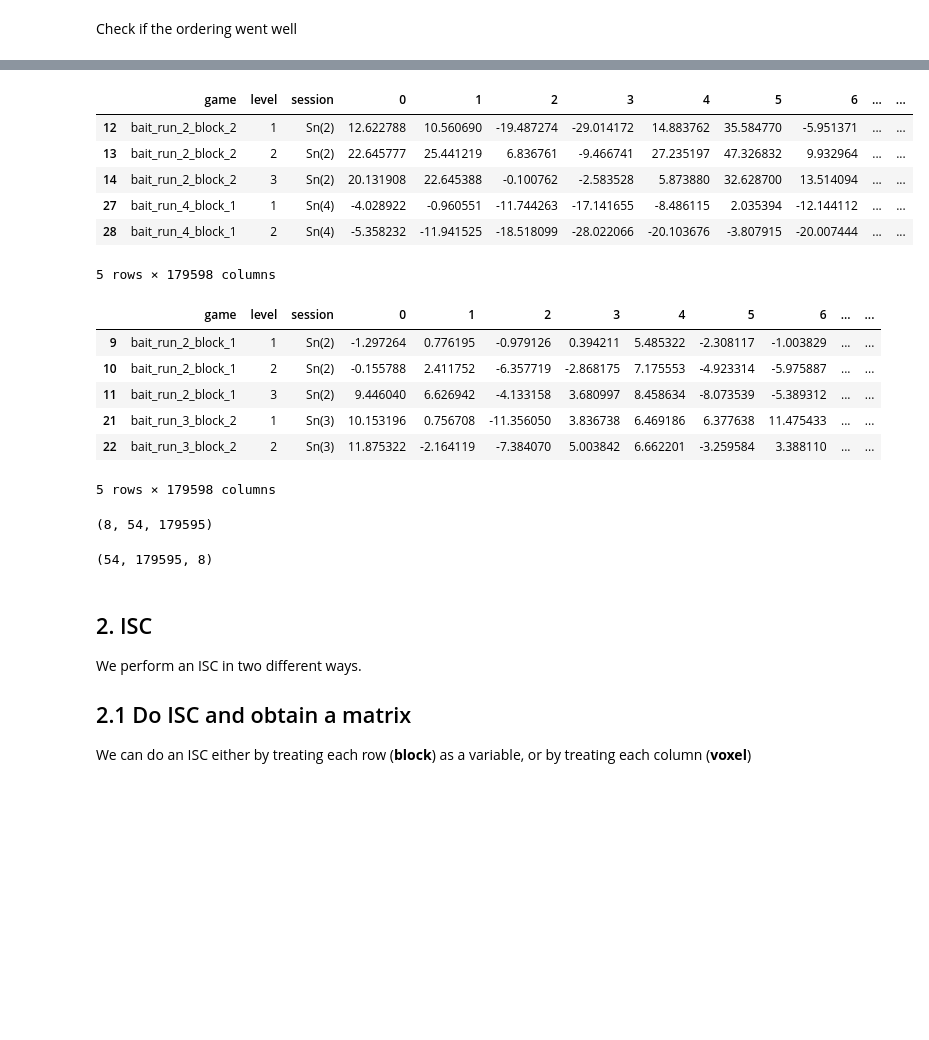
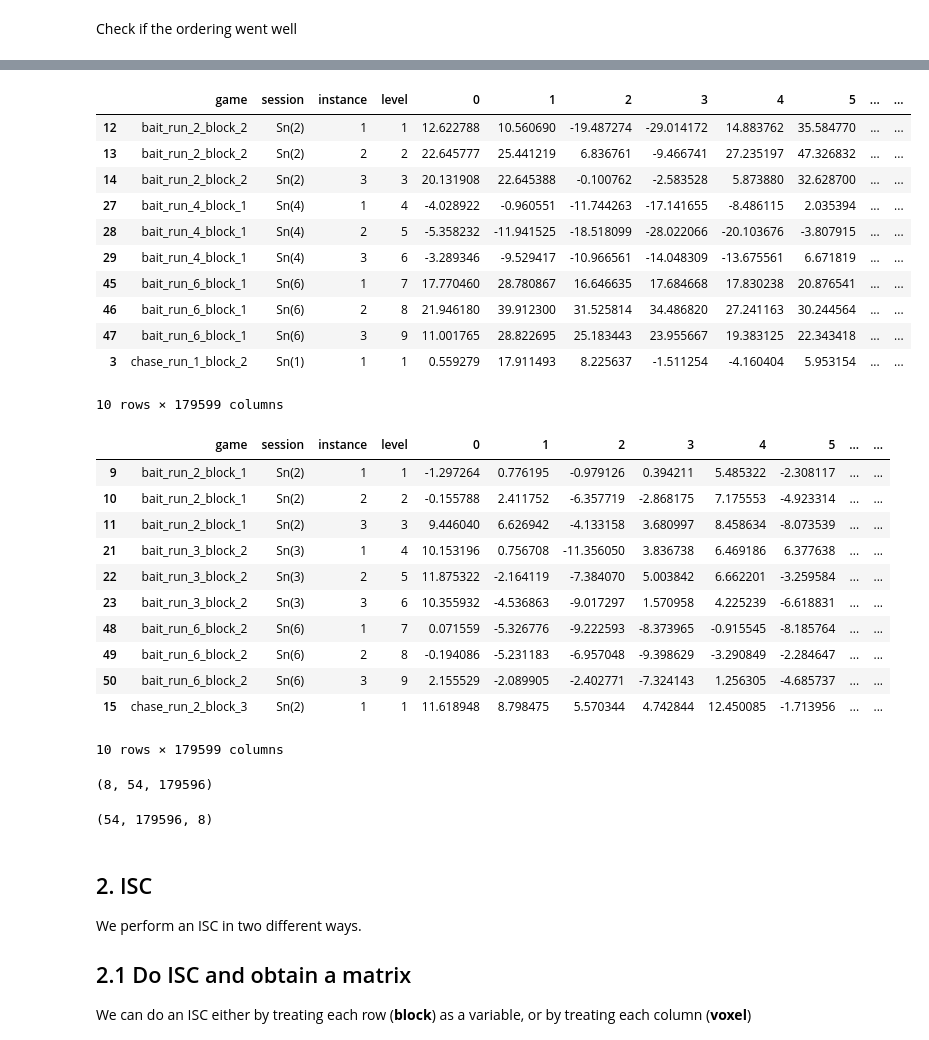
Before and after one commit to tomov/VGDL-fMRI-Python-Data-Analysis, a Jupyter notebook: Multivariate_analyses/ISC_levels.ipynb, the cells around one changed output, grey strips where cells are left out. Cells and saved outputs as stored; diff of their text form; code cells hidden in the pictures; blank space fills up the shorter version.

```diff
--- a/Multivariate_analyses/ISC_levels.ipynb
+++ b/Multivariate_analyses/ISC_levels.ipynb
@@ -224,21 +225,26 @@ def get_in_shape(B_s, names_s):
 
     # --- split string at each white space --- #
     splitted = [words for segments in clean_names for words in segments.split(' ')]
+
+    num_runs = 6 # runs == sessions
+
     # store sessions, games and levels in separate lists
     sessions = splitted[0::3] # get item 0,3,6,9 etc.
     games = splitted[1::3] # get item 1,4,7,10 etc.
-    levels = splitted[2::3] # get item 2,5,8 etc.
+    instances = splitted[2::3] # get item 2,5,8 etc.
+    levels = num_runs * list(range(1,10))
 
     # --- read in B as pandas df --- #
     df = pd.DataFrame(B_s)
     df.insert(0, 'game', games) # insert block names as first col
-    df.insert(1, 'level', levels) # insert levels as second col
-    df.insert(2, 'session', sessions)
+    df.insert(1, 'session', sessions)
+    df.insert(2, 'instance', instances) # insert levels as second col
 
-    # Sort by game name, then level, then session
-    dfOrdered = df.sort_values(by=['game','level','session'], ascending=True) # return to check if order is the same
+    # sort by game, session then instance
+    dfOrdered = df.sort_values(by=['game','session','instance'], ascending=True) # return to check if order is the same
+    dfOrdered.insert(3, 'level', levels)
 
-    dfBold = dfOrdered.drop(['game','level','session',], axis=1) # don't need these columns anymore, got the Betas in the same order.
+    dfBold = dfOrdered.drop(['game','instance','session',], axis=1) # don't need these columns anymore, got the Betas in the same order.
     B_ordered = dfBold.values # convert df to numpy array
 
     return clean_names, dfOrdered, B_ordered
@@ -285,34 +296,44 @@ ordered_dfs[0].head(5)
 # %%
-ordered_dfs[1].head(5)
+ordered_dfs[1].head(10)
 # %% [output]
-|  | game | level | session | 0 | 1 | 2 | 3 | 4 | 5 | 6 | ... | ... |
-| 12 | bait_run_2_block_2 | 1 | Sn(2) | 12.622788 | 10.560690 | -19.487274 | -29.014172 | 14.883762 | 35.584770 | -5.951371 | ... | ... |
-| 13 | bait_run_2_block_2 | 2 | Sn(2) | 22.645777 | 25.441219 | 6.836761 | -9.466741 | 27.235197 | 47.326832 | 9.932964 | ... | ... |
-| 14 | bait_run_2_block_2 | 3 | Sn(2) | 20.131908 | 22.645388 | -0.100762 | -2.583528 | 5.873880 | 32.628700 | 13.514094 | ... | ... |
-| 27 | bait_run_4_block_1 | 1 | Sn(4) | -4.028922 | -0.960551 | -11.744263 | -17.141655 | -8.486115 | 2.035394 | -12.144112 | ... | ... |
-| 28 | bait_run_4_block_1 | 2 | Sn(4) | -5.358232 | -11.941525 | -18.518099 | -28.022066 | -20.103676 | -3.807915 | -20.007444 | ... | ... |
+|  | game | session | instance | level | 0 | 1 | 2 | 3 | 4 | 5 | ... | ... |
+| 12 | bait_run_2_block_2 | Sn(2) | 1 | 1 | 12.622788 | 10.560690 | -19.487274 | -29.014172 | 14.883762 | 35.584770 | ... | ... |
+| 13 | bait_run_2_block_2 | Sn(2) | 2 | 2 | 22.645777 | 25.441219 | 6.836761 | -9.466741 | 27.235197 | 47.326832 | ... | ... |
+| 14 | bait_run_2_block_2 | Sn(2) | 3 | 3 | 20.131908 | 22.645388 | -0.100762 | -2.583528 | 5.873880 | 32.628700 | ... | ... |
+| 27 | bait_run_4_block_1 | Sn(4) | 1 | 4 | -4.028922 | -0.960551 | -11.744263 | -17.141655 | -8.486115 | 2.035394 | ... | ... |
+| 28 | bait_run_4_block_1 | Sn(4) | 2 | 5 | -5.358232 | -11.941525 | -18.518099 | -28.022066 | -20.103676 | -3.807915 | ... | ... |
+| 29 | bait_run_4_block_1 | Sn(4) | 3 | 6 | -3.289346 | -9.529417 | -10.966561 | -14.048309 | -13.675561 | 6.671819 | ... | ... |
+| 45 | bait_run_6_block_1 | Sn(6) | 1 | 7 | 17.770460 | 28.780867 | 16.646635 | 17.684668 | 17.830238 | 20.876541 | ... | ... |
+| 46 | bait_run_6_block_1 | Sn(6) | 2 | 8 | 21.946180 | 39.912300 | 31.525814 | 34.486820 | 27.241163 | 30.244564 | ... | ... |
+| 47 | bait_run_6_block_1 | Sn(6) | 3 | 9 | 11.001765 | 28.822695 | 25.183443 | 23.955667 | 19.383125 | 22.343418 | ... | ... |
+| 3 | chase_run_1_block_2 | Sn(1) | 1 | 1 | 0.559279 | 17.911493 | 8.225637 | -1.511254 | -4.160404 | 5.953154 | ... | ... |
-5 rows × 179598 columns
+10 rows × 179599 columns
 # %%
-ordered_dfs[4].head(5)
+ordered_dfs[4].head(10)
 # %% [output]
-|  | game | level | session | 0 | 1 | 2 | 3 | 4 | 5 | 6 | ... | ... |
-| 9 | bait_run_2_block_1 | 1 | Sn(2) | -1.297264 | 0.776195 | -0.979126 | 0.394211 | 5.485322 | -2.308117 | -1.003829 | ... | ... |
-| 10 | bait_run_2_block_1 | 2 | Sn(2) | -0.155788 | 2.411752 | -6.357719 | -2.868175 | 7.175553 | -4.923314 | -5.975887 | ... | ... |
-| 11 | bait_run_2_block_1 | 3 | Sn(2) | 9.446040 | 6.626942 | -4.133158 | 3.680997 | 8.458634 | -8.073539 | -5.389312 | ... | ... |
-| 21 | bait_run_3_block_2 | 1 | Sn(3) | 10.153196 | 0.756708 | -11.356050 | 3.836738 | 6.469186 | 6.377638 | 11.475433 | ... | ... |
-| 22 | bait_run_3_block_2 | 2 | Sn(3) | 11.875322 | -2.164119 | -7.384070 | 5.003842 | 6.662201 | -3.259584 | 3.388110 | ... | ... |
+|  | game | session | instance | level | 0 | 1 | 2 | 3 | 4 | 5 | ... | ... |
+| 9 | bait_run_2_block_1 | Sn(2) | 1 | 1 | -1.297264 | 0.776195 | -0.979126 | 0.394211 | 5.485322 | -2.308117 | ... | ... |
+| 10 | bait_run_2_block_1 | Sn(2) | 2 | 2 | -0.155788 | 2.411752 | -6.357719 | -2.868175 | 7.175553 | -4.923314 | ... | ... |
+| 11 | bait_run_2_block_1 | Sn(2) | 3 | 3 | 9.446040 | 6.626942 | -4.133158 | 3.680997 | 8.458634 | -8.073539 | ... | ... |
+| 21 | bait_run_3_block_2 | Sn(3) | 1 | 4 | 10.153196 | 0.756708 | -11.356050 | 3.836738 | 6.469186 | 6.377638 | ... | ... |
+| 22 | bait_run_3_block_2 | Sn(3) | 2 | 5 | 11.875322 | -2.164119 | -7.384070 | 5.003842 | 6.662201 | -3.259584 | ... | ... |
+| 23 | bait_run_3_block_2 | Sn(3) | 3 | 6 | 10.355932 | -4.536863 | -9.017297 | 1.570958 | 4.225239 | -6.618831 | ... | ... |
+| 48 | bait_run_6_block_2 | Sn(6) | 1 | 7 | 0.071559 | -5.326776 | -9.222593 | -8.373965 | -0.915545 | -8.185764 | ... | ... |
+| 49 | bait_run_6_block_2 | Sn(6) | 2 | 8 | -0.194086 | -5.231183 | -6.957048 | -9.398629 | -3.290849 | -2.284647 | ... | ... |
+| 50 | bait_run_6_block_2 | Sn(6) | 3 | 9 | 2.155529 | -2.089905 | -2.402771 | -7.324143 | 1.256305 | -4.685737 | ... | ... |
+| 15 | chase_run_2_block_3 | Sn(2) | 1 | 1 | 11.618948 | 8.798475 | 5.570344 | 4.742844 | 12.450085 | -1.713956 | ... | ... |
-5 rows × 179598 columns
+10 rows × 179599 columns
 # %%
 ISC_arr.shape
 # %% [output]
-(8, 54, 179595)
+(8, 54, 179596)
 # %%
 ISC_arr = np.swapaxes(ISC_arr, 0, 1) # need to get [TRs, voxels, subjects]
 ISC_arr = np.swapaxes(ISC_arr, 1, 2)
 
 ISC_arr.shape # [levels, voxels, subjects]
 # %% [output]
-(54, 179595, 8)
+(54, 179596, 8)
 # %% [markdown]
 ## 2. ISC
 
```
Also changed, not shown: parts of 9 cells of this notebook.
